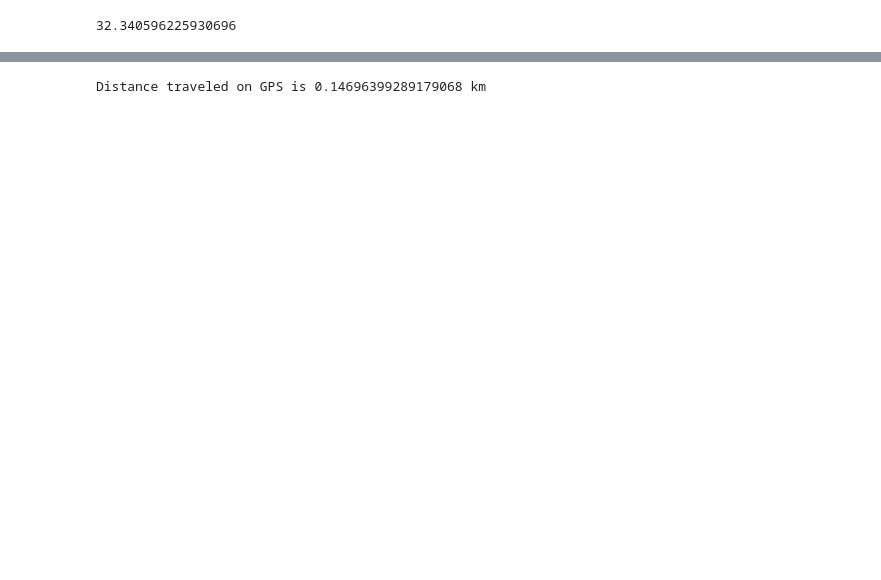
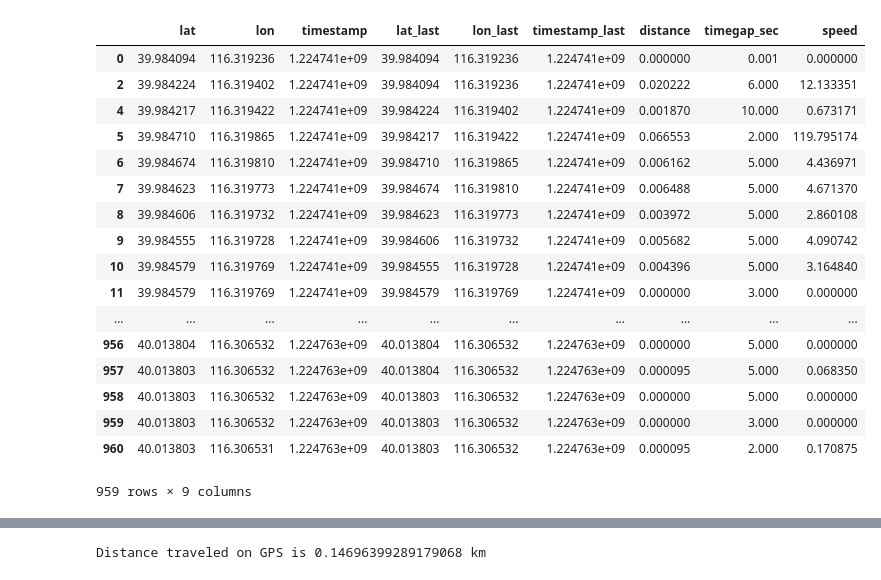
Before and after one commit to pmnyc/my_tools, a Jupyter notebook: test_cython_on_gps_telematics_data.ipynb, the cells around one changed output, grey strips where cells are left out. Saved outputs shown, nothing was run; the diff lists cells and outputs as text; code cells hidden in the pictures; blank space fills up the shorter version.

```diff
--- a/test_cython_on_gps_telematics_data.ipynb
+++ b/test_cython_on_gps_telematics_data.ipynb
@@ -102,39 +102,56 @@ def load_gps_plt_data(file_dir):
     # np.array([1368431149, 1368431150]).astype('datetime64[s]')
     # convert to UTC epoch time in million seconds, first conversion below converts to nano second
     gpsdata['timestamp'] = gpsdata['datetime'].astype(np.int64)/(10**6)
-    gpsdata['timestamp'] = gpsdata['timestamp'].astype(np.int64)
+    # convert to UTC epoch time in seconds, where decimal places are for millisecond
+    gpsdata['timestamp'] = gpsdata['timestamp'].astype(np.int64) / 1000.
     # remove the records with missing date time
     gpsdata = gpsdata[(gpsdata['timestamp'] > 0) & (gpsdata['lon'].notnull()) & (gpsdata['lat'].notnull())]
-    gpsdata.index = [i for i in range(gpsdata.shape[0])]
+    # gpsdata.index = [i for i in range(gpsdata.shape[0])]  # may slow down calculations
     return gpsdata
 # %%
-print(calc_distance(40.920320, -74.293288, 40.730975, -74.001509, "km"))
-
 gps = load_gps_plt_data(file_dir='./data_GeoLife/001/Trajectory/20081023055305.plt')
-gpsdata = gps.ix[:10, [0,1,8]]
+gpsdata = gps.ix[:, [0,1,8]]
 gpsdata_shift = gpsdata[['lat', 'lon', 'timestamp']].shift(1, axis=0)
 gpsdata_shift = gpsdata_shift.rename(columns={'lat':'lat_last','lon':'lon_last', 'timestamp':'timestamp_last'})
 gpsdata_shift.ix[0, :3] = list(gpsdata.ix[0, ['lat','lon', 'timestamp']])
 gpsdata = pd.concat([gpsdata, gpsdata_shift], axis=1)
 
+
 def append_speed(gpsdata):
     gpsdata['distance'] = np.nan
     gpsdata['timegap_sec'] = gpsdata['timestamp'] - gpsdata['timestamp_last']
-    x_ = 1187142632
-    scale_ = gpsdata.ix[gpsdata.index[0], 'timestamp'] / x_
-    scale_ = min([1.0, 10.0, 100.0, 1000.0], key=lambda x:abs(math.log(x)-math.log(scale_)))
-    gpsdata['timegap_sec'] = gpsdata['timegap_sec'] / scale_
+    # x_ = 1187142632
+    # scale_ = gpsdata.ix[gpsdata.index[0], 'timestamp'] / x_
+    # scale_ = min([1.0, 10.0, 100.0, 1000.0], key=lambda x:abs(math.log(x)-math.log(scale_)))
+    # gpsdata['timegap_sec'] = gpsdata['timegap_sec'] / scale_
     for i in gpsdata.index:
         value_ = calc_distance(gpsdata.ix[i, 'lat'],
                                           gpsdata.ix[i, 'lon'],
                                           gpsdata.ix[i, 'lat_last'],
                                           gpsdata.ix[i, 'lon_last'], 'km')
         gpsdata.ix[i,'distance'] = (value_)
-        gpsdata.ix[gpsdata.timegap_sec <=0, 'timegap_sec'] = (0.1)
+        gpsdata.ix[gpsdata.timegap_sec <=0, 'timegap_sec'] = (0.001)
         gpsdata['speed'] = 3600. * gpsdata['distance']/gpsdata['timegap_sec']
     return gpsdata
 
 gpsdata = append_speed(gpsdata)
 gpsdata
 # %% [output]
+|  | lat | lon | timestamp | lat_last | lon_last | timestamp_last | distance | timegap_sec | speed |
+| 0 | 39.984094 | 116.319236 | 1.224741e+09 | 39.984094 | 116.319236 | 1.224741e+09 | 0.000000 | 0.001 | 0.000000 |
+| 2 | 39.984224 | 116.319402 | 1.224741e+09 | 39.984094 | 116.319236 | 1.224741e+09 | 0.020222 | 6.000 | 12.133351 |
+| 4 | 39.984217 | 116.319422 | 1.224741e+09 | 39.984224 | 116.319402 | 1.224741e+09 | 0.001870 | 10.000 | 0.673171 |
+| 5 | 39.984710 | 116.319865 | 1.224741e+09 | 39.984217 | 116.319422 | 1.224741e+09 | 0.066553 | 2.000 | 119.795174 |
+| 6 | 39.984674 | 116.319810 | 1.224741e+09 | 39.984710 | 116.319865 | 1.224741e+09 | 0.006162 | 5.000 | 4.436971 |
+| 7 | 39.984623 | 116.319773 | 1.224741e+09 | 39.984674 | 116.319810 | 1.224741e+09 | 0.006488 | 5.000 | 4.671370 |
+| 8 | 39.984606 | 116.319732 | 1.224741e+09 | 39.984623 | 116.319773 | 1.224741e+09 | 0.003972 | 5.000 | 2.860108 |
+| 9 | 39.984555 | 116.319728 | 1.224741e+09 | 39.984606 | 116.319732 | 1.224741e+09 | 0.005682 | 5.000 | 4.090742 |
+| 10 | 39.984579 | 116.319769 | 1.224741e+09 | 39.984555 | 116.319728 | 1.224741e+09 | 0.004396 | 5.000 | 3.164840 |
+| 11 | 39.984579 | 116.319769 | 1.224741e+09 | 39.984579 | 116.319769 | 1.224741e+09 | 0.000000 | 3.000 | 0.000000 |
+| ... | ... | ... | ... | ... | ... | ... | ... | ... | ... |
+| 956 | 40.013804 | 116.306532 | 1.224763e+09 | 40.013804 | 116.306532 | 1.224763e+09 | 0.000000 | 5.000 | 0.000000 |
+| 957 | 40.013803 | 116.306532 | 1.224763e+09 | 40.013804 | 116.306532 | 1.224763e+09 | 0.000095 | 5.000 | 0.068350 |
+| 958 | 40.013803 | 116.306532 | 1.224763e+09 | 40.013803 | 116.306532 | 1.224763e+09 | 0.000000 | 5.000 | 0.000000 |
+| 959 | 40.013803 | 116.306532 | 1.224763e+09 | 40.013803 | 116.306532 | 1.224763e+09 | 0.000000 | 3.000 | 0.000000 |
+| 960 | 40.013803 | 116.306531 | 1.224763e+09 | 40.013803 | 116.306532 | 1.224763e+09 | 0.000095 | 2.000 | 0.170875 |
-32.340596225930696
+959 rows × 9 columns
```
Also changed, not shown: parts of 6 cells of this notebook.
